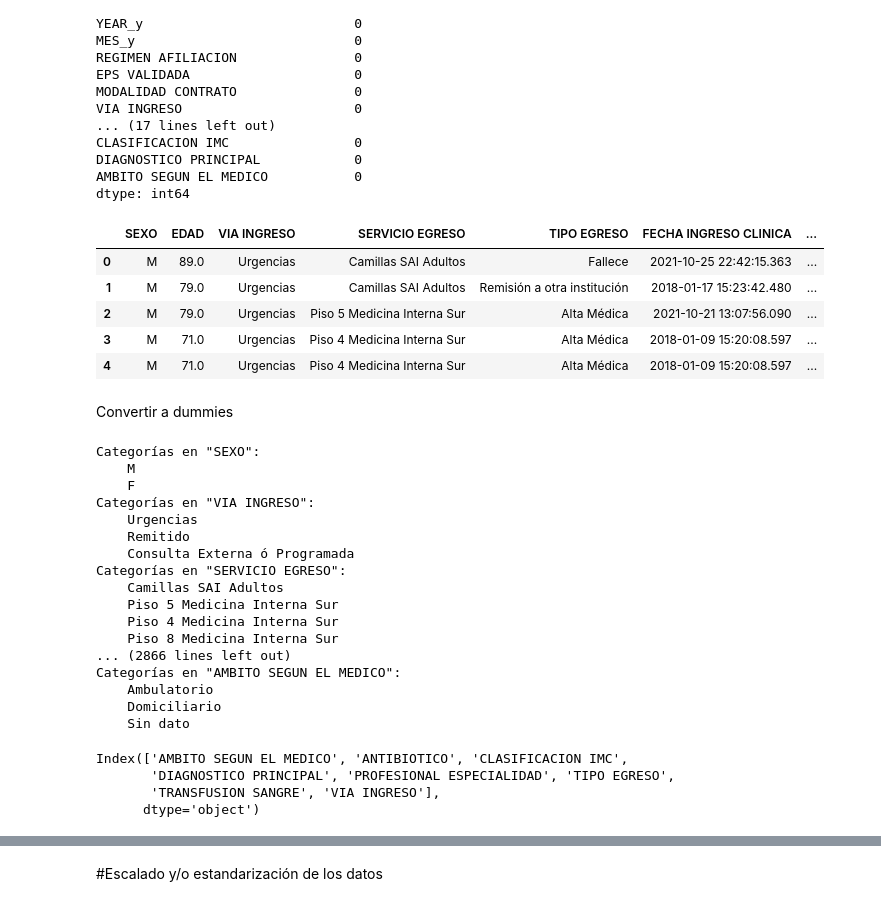
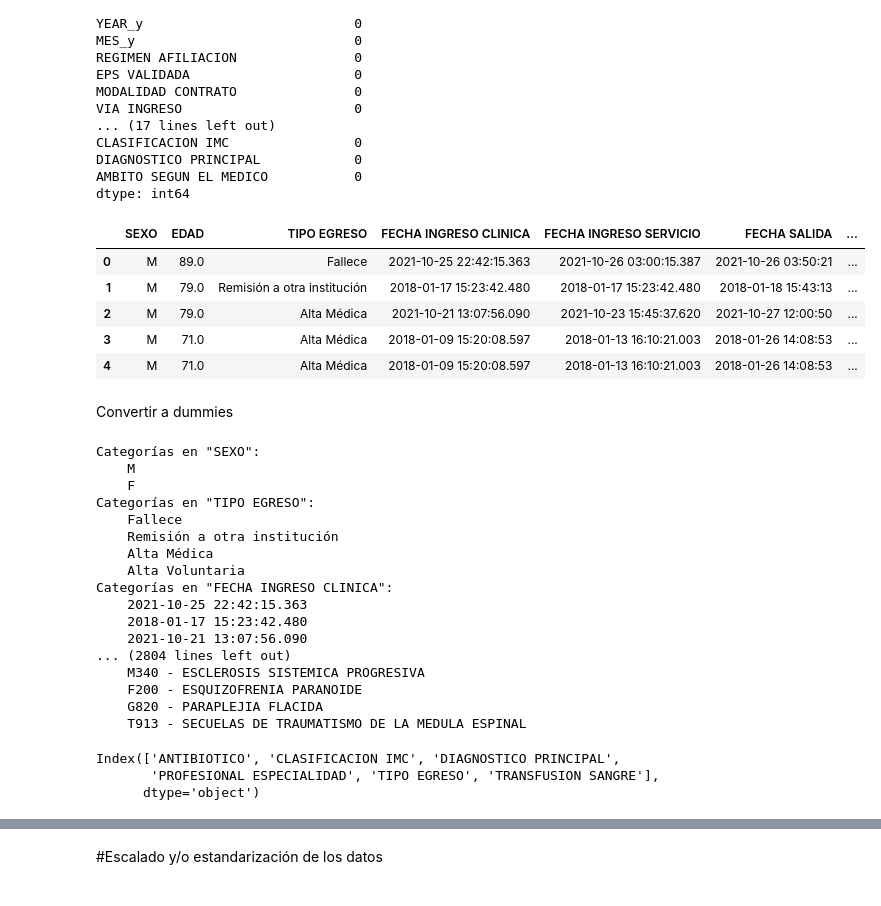
Before and after one commit to veronica1908/SALUD_E3_AIII, a Jupyter notebook: b_modelo.ipynb, the cells around one changed output, grey strips where cells are left out. Saved outputs shown, nothing was run; the diff lists cells and outputs as text; code cells hidden in the pictures.

```diff
--- a/b_modelo.ipynb
+++ b/b_modelo.ipynb
@@ -113,17 +114,17 @@ dtype: int64
 # %%
 # Borramos las variables que no necesitamos y no aportan al modelo
 
-columnas_a_borrar = ['NRODOC', 'YEAR_x', 'MES_x', 'YEAR_y', 'MES_y', 'REGIMEN AFILIACION', 'EPS VALIDADA', 'MODALIDAD CONTRATO', 'TIPO DIAGNOSTICO PRINCIPAL', 'YEAR', 'MES','QUINQUENIO']
+columnas_a_borrar = ['NRODOC', 'YEAR_x', 'MES_x', 'YEAR_y', 'MES_y', 'REGIMEN AFILIACION', 'EPS VALIDADA', 'MODALIDAD CONTRATO', 'TIPO DIAGNOSTICO PRINCIPAL', 'YEAR', 'MES','QUINQUENIO','VIA INGRESO','SERVICIO EGRESO','AMBITO SEGUN EL MEDICO']
 
 df_final2 = df_final2.drop(columns=columnas_a_borrar)
 df_final2.head()
 # %% [output]
-|  | SEXO | EDAD | VIA INGRESO | SERVICIO EGRESO | TIPO EGRESO | FECHA INGRESO CLINICA | ... |
-| 0 | M | 89.0 | Urgencias | Camillas SAI Adultos | Fallece | 2021-10-25 22:42:15.363 | ... |
-| 1 | M | 79.0 | Urgencias | Camillas SAI Adultos | Remisión a otra institución | 2018-01-17 15:23:42.480 | ... |
-| 2 | M | 79.0 | Urgencias | Piso 5 Medicina Interna Sur | Alta Médica | 2021-10-21 13:07:56.090 | ... |
-| 3 | M | 71.0 | Urgencias | Piso 4 Medicina Interna Sur | Alta Médica | 2018-01-09 15:20:08.597 | ... |
-| 4 | M | 71.0 | Urgencias | Piso 4 Medicina Interna Sur | Alta Médica | 2018-01-09 15:20:08.597 | ... |
+|  | SEXO | EDAD | TIPO EGRESO | FECHA INGRESO CLINICA | FECHA INGRESO SERVICIO | FECHA SALIDA | ... |
+| 0 | M | 89.0 | Fallece | 2021-10-25 22:42:15.363 | 2021-10-26 03:00:15.387 | 2021-10-26 03:50:21 | ... |
+| 1 | M | 79.0 | Remisión a otra institución | 2018-01-17 15:23:42.480 | 2018-01-17 15:23:42.480 | 2018-01-18 15:43:13 | ... |
+| 2 | M | 79.0 | Alta Médica | 2021-10-21 13:07:56.090 | 2021-10-23 15:45:37.620 | 2021-10-27 12:00:50 | ... |
+| 3 | M | 71.0 | Alta Médica | 2018-01-09 15:20:08.597 | 2018-01-13 16:10:21.003 | 2018-01-26 14:08:53 | ... |
+| 4 | M | 71.0 | Alta Médica | 2018-01-09 15:20:08.597 | 2018-01-13 16:10:21.003 | 2018-01-26 14:08:53 | ... |
 # %% [markdown]
 Convertir a dummies
 # %%
@@ -149,27 +150,26 @@ for column, categories in detalle_categorias:
 Categorías en "SEXO":
     M
     F
-Categorías en "VIA INGRESO":
-    Urgencias
-    Remitido
-    Consulta Externa ó Programada
-Categorías en "SERVICIO EGRESO":
-    Camillas SAI Adultos
-    Piso 5 Medicina Interna Sur
-    Piso 4 Medicina Interna Sur
-    Piso 8 Medicina Interna Sur
-... (2866 lines left out)
-Categorías en "AMBITO SEGUN EL MEDICO":
-    Ambulatorio
-    Domiciliario
-    Sin dato
+Categorías en "TIPO EGRESO":
+    Fallece
+    Remisión a otra institución
+    Alta Médica
+    Alta Voluntaria
+Categorías en "FECHA INGRESO CLINICA":
+    2021-10-25 22:42:15.363
+    2018-01-17 15:23:42.480
+    2021-10-21 13:07:56.090
+... (2804 lines left out)
+    M340 - ESCLEROSIS SISTEMICA PROGRESIVA
+    F200 - ESQUIZOFRENIA PARANOIDE
+    G820 - PARAPLEJIA FLACIDA
+    T913 - SECUELAS DE TRAUMATISMO DE LA MEDULA ESPINAL
 # %%
 list_dummies = cat_df_final.difference(['SEXO','FECHA INGRESO CLINICA','FECHA INGRESO SERVICIO','FECHA SALIDA','SERVICIO EGRESO'])
 list_dummies
 # %% [output]
-Index(['AMBITO SEGUN EL MEDICO', 'ANTIBIOTICO', 'CLASIFICACION IMC',
-       'DIAGNOSTICO PRINCIPAL', 'PROFESIONAL ESPECIALIDAD', 'TIPO EGRESO',
-       'TRANSFUSION SANGRE', 'VIA INGRESO'],
+Index(['ANTIBIOTICO', 'CLASIFICACION IMC', 'DIAGNOSTICO PRINCIPAL',
+       'PROFESIONAL ESPECIALIDAD', 'TIPO EGRESO', 'TRANSFUSION SANGRE'],
       dtype='object')
 # %%
 # Creamos un objeto LabelEncoder
```
Also changed, not shown: parts of 7 cells of this notebook.
